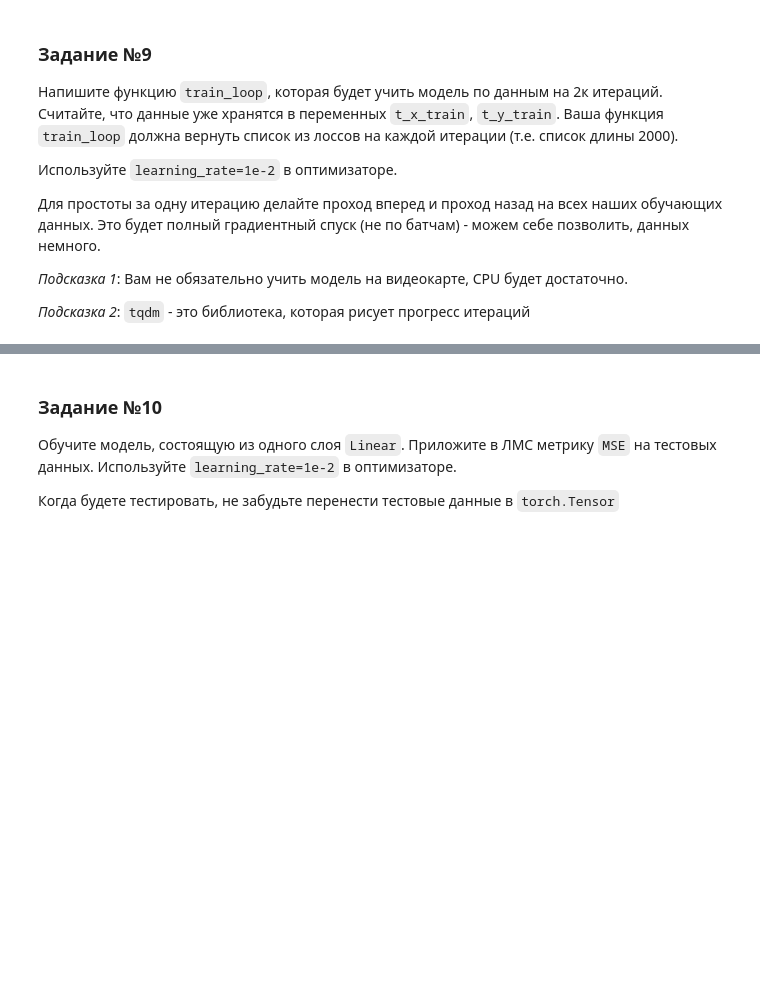
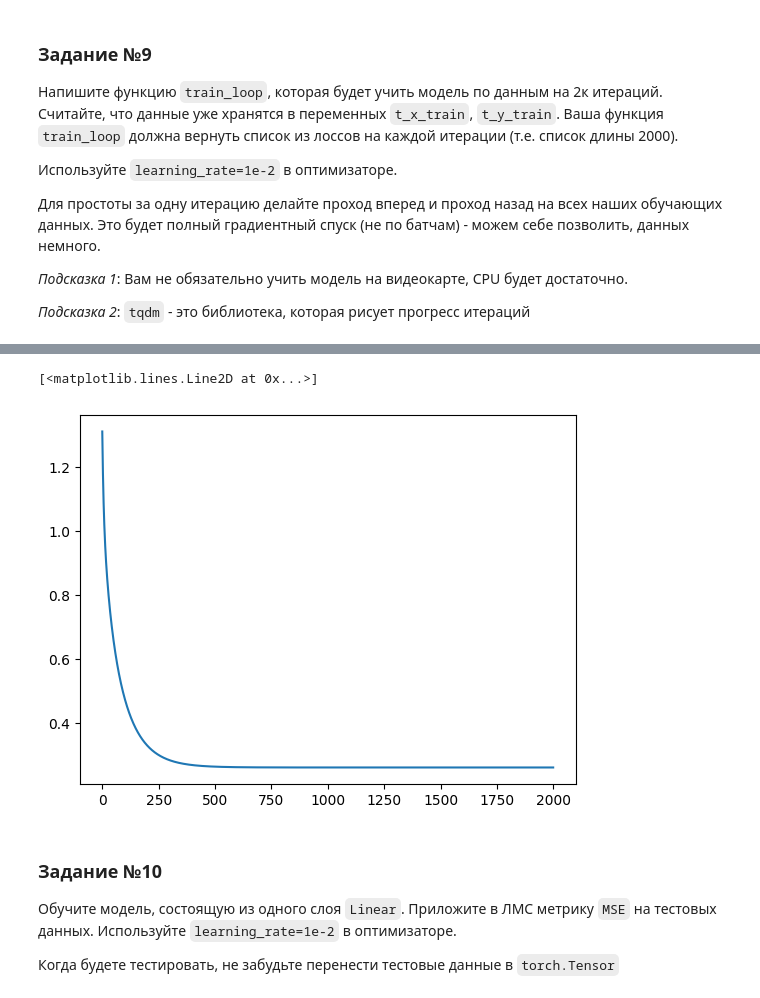
Before and after one commit to AndreyKurdyubov/Karpov.courses_DL, a Jupyter notebook: Base_DL/hw2-student.ipynb, the cells around one changed output, grey strips where cells are left out. Saved outputs shown, nothing was run; the diff lists cells and outputs as text; code cells hidden in the pictures; blank space fills up the shorter version.

```diff
--- a/Base_DL/hw2-student.ipynb
+++ b/Base_DL/hw2-student.ipynb
@@ -64,0 +423,8 @@ from sklearn.linear_model import LinearRegression
+# %%
+# модель gradient boosting regression
+GBR = GradientBoostingRegressor()
+GBR.fit(df_train, y_train)
+y_train_pred = GBR.predict(df_train)
+y_test_pred = GBR.predict(df_test)
+print(metric(y_test_pred, y_test))
+print(metric(y_train_pred, y_train))
@@ -112,3 +559,29 @@ def train_loop(model: nn.Module) -> list[float]:
+# %%
+# Решение LSM
+import tqdm
+from torch.optim.sgd import SGD
+model = SimpleModel()
+
+def train_loop(model: nn.Module) -> list[float]:
+    losses = []
+    optim = SGD(model.parameters(), lr=1e-2)
+    criterion = nn.MSELoss()
+    for _ in tqdm.trange(2000):
+        optim.zero_grad()
+        out = model(t_x_train)[:, 0]
+        loss = criterion(out, t_y_train)
+        loss.backward()
+        losses.append(loss.item())
+        optim.step()
+
+    return losses
+
+losses = train_loop(model)
+# %%
+plt.plot(losses)
+# %% [output]
+[<matplotlib.lines.Line2D at 0x...>]
+[figure, added]
 # %% [markdown]
 ### Задание №10
 Обучите модель, состоящую из одного слоя `Linear`.
```
Also changed, not shown: parts of 59 cells of this notebook.
